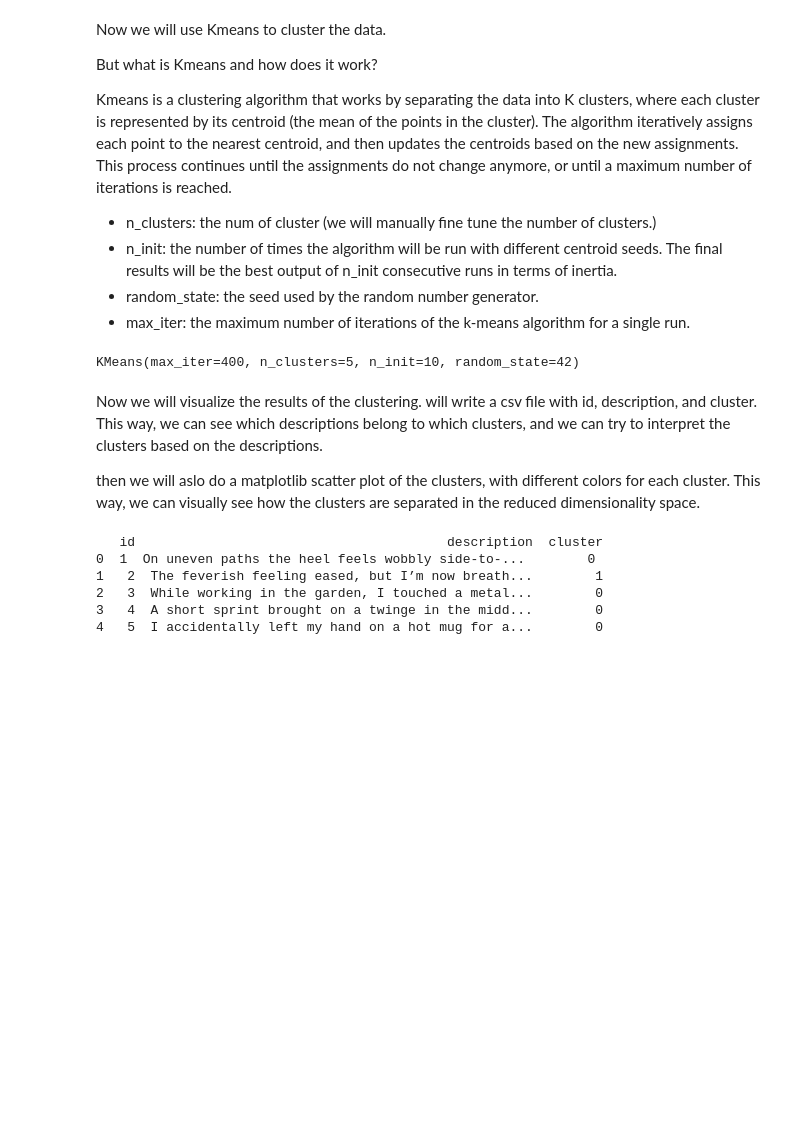
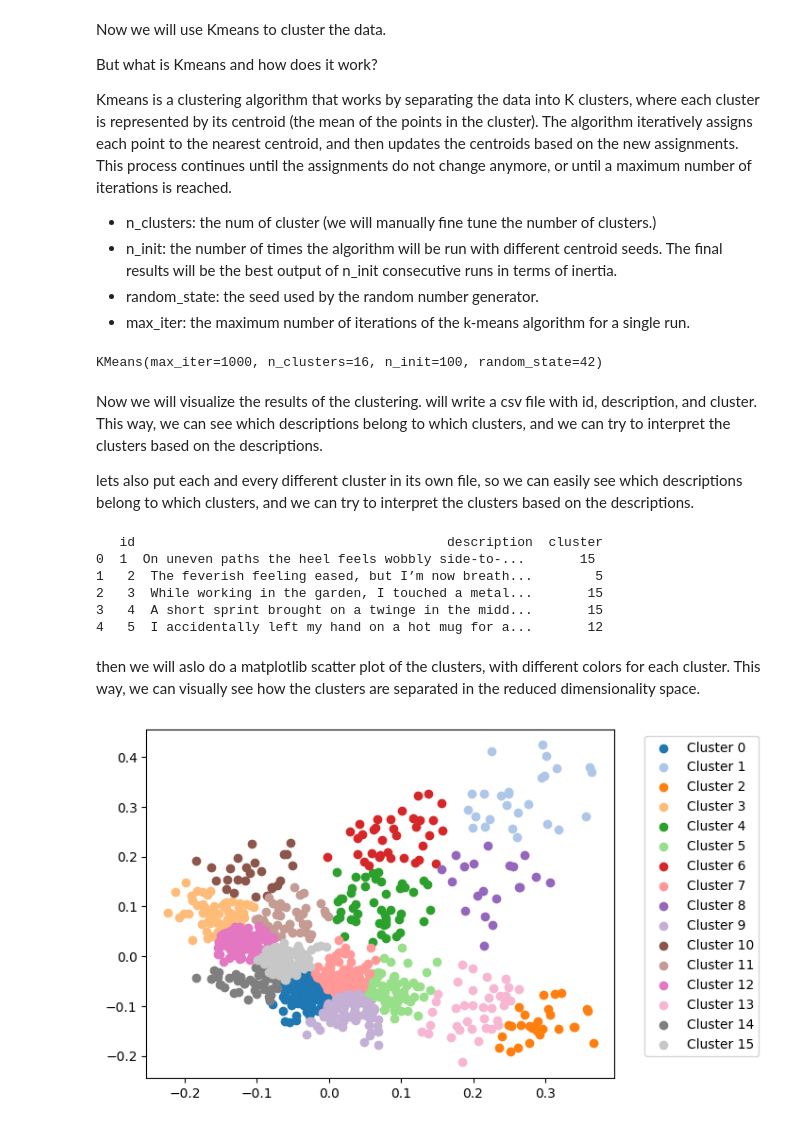
Before and after one commit to JadBghiel/PneumoSCAN, a Jupyter notebook: Unsupervised/Unsupervised_first.ipynb, the cells around one changed output. Cells and saved outputs as stored; diff of their text form; code cells hidden in the pictures; blank space fills up the shorter version.

Commit message:
feat: matplotlib clustering

```diff
--- a/Unsupervised/Unsupervised_first.ipynb
+++ b/Unsupervised/Unsupervised_first.ipynb
@@ -45,28 +45,48 @@ Kmeans is a clustering algorithm that works by separating the data into K cluste
 - random_state: the seed used by the random number generator.
 - max_iter: the maximum number of iterations of the k-means algorithm for a single run.
 # %%
-num_clusters = 5 #we will use 5 clusters for KMeans
-kmeans = KMeans(n_clusters=num_clusters, random_state=42, max_iter=400, n_init=10) #we will set a random state for reproducibility
+num_clusters = 16 #we will use 16 clusters for KMeans
+kmeans = KMeans(n_clusters=num_clusters, random_state=42, max_iter=1000, n_init=100) #we will set a random state for reproducibility
 kmeans.fit(reduced_symptoms) #fit the KMeans model to the data
 # %% [output]
-KMeans(max_iter=400, n_clusters=5, n_init=10, random_state=42)
+KMeans(max_iter=1000, n_clusters=16, n_init=100, random_state=42)
 # %% [markdown]
 Now we will visualize the results of the clustering.
 will write a csv file with id, description, and cluster. This way, we can see which descriptions belong to which clusters, and we can try to interpret the clusters based on the descriptions.
 
-then we will aslo do a matplotlib scatter plot of the clusters, with different colors for each cluster. This way, we can visually see how the clusters are separated in the reduced dimensionality space.
+lets also put each and every different cluster in its own file, so we can easily see which descriptions belong to which clusters, and we can try to interpret the clusters based on the descriptions.
 # %%
 results = pd.DataFrame()
 
 results['id'] = df['Id']
 results['description'] = df['Description']
 results['cluster'] = kmeans.labels_
-results.to_csv("../rsrc/clustered_symptoms.csv", index=False)
+results.to_csv("../clustering_csv_test/clustered_symptoms.csv", index=False)
 print(results.head())
+
+#lets also put each and every different cluster in its own file, so we can easily see which descriptions belong to which clusters, and we can try to interpret the clusters based on the descriptions.
+for i in range(num_clusters):
+    cluster_df = results[results['cluster'] == i]
+    cluster_df.to_csv(f"../clustering_csv_test/cluster_{i}.csv", index=False)
 # %% [output]
    id                                        description  cluster
-0  ﻿1  On uneven paths the heel feels wobbly side‑to‑...        0
-1   2  The feverish feeling eased, but I’m now breath...        1
-2   3  While working in the garden, I touched a metal...        0
-3   4  A short sprint brought on a twinge in the midd...        0
-4   5  I accidentally left my hand on a hot mug for a...        0
+0  ﻿1  On uneven paths the heel feels wobbly side‑to‑...       15
+1   2  The feverish feeling eased, but I’m now breath...        5
+2   3  While working in the garden, I touched a metal...       15
+3   4  A short sprint brought on a twinge in the midd...       15
+4   5  I accidentally left my hand on a hot mug for a...       12
+# %% [markdown]
+then we will aslo do a matplotlib scatter plot of the clusters, with different colors for each cluster. This way, we can visually see how the clusters are separated in the reduced dimensionality space.
+# %%
+
+colors = plt.get_cmap('tab20')
+cluster_labels = kmeans.labels_
+
+for i in range(num_clusters):
+    cluster_points = reduced_symptoms[cluster_labels == i]
+    plt.scatter(cluster_points[:, 0], cluster_points[:, 1], color=colors(i), label=f'Cluster {i}')
+#the legend is interfering with the plot, so we will put it outside the plot
+plt.legend(bbox_to_anchor=(1.05, 1), loc='upper left')
+plt.show()
+# %% [output]
+[figure, added]
```
Also changed, not shown: 1 other file.
